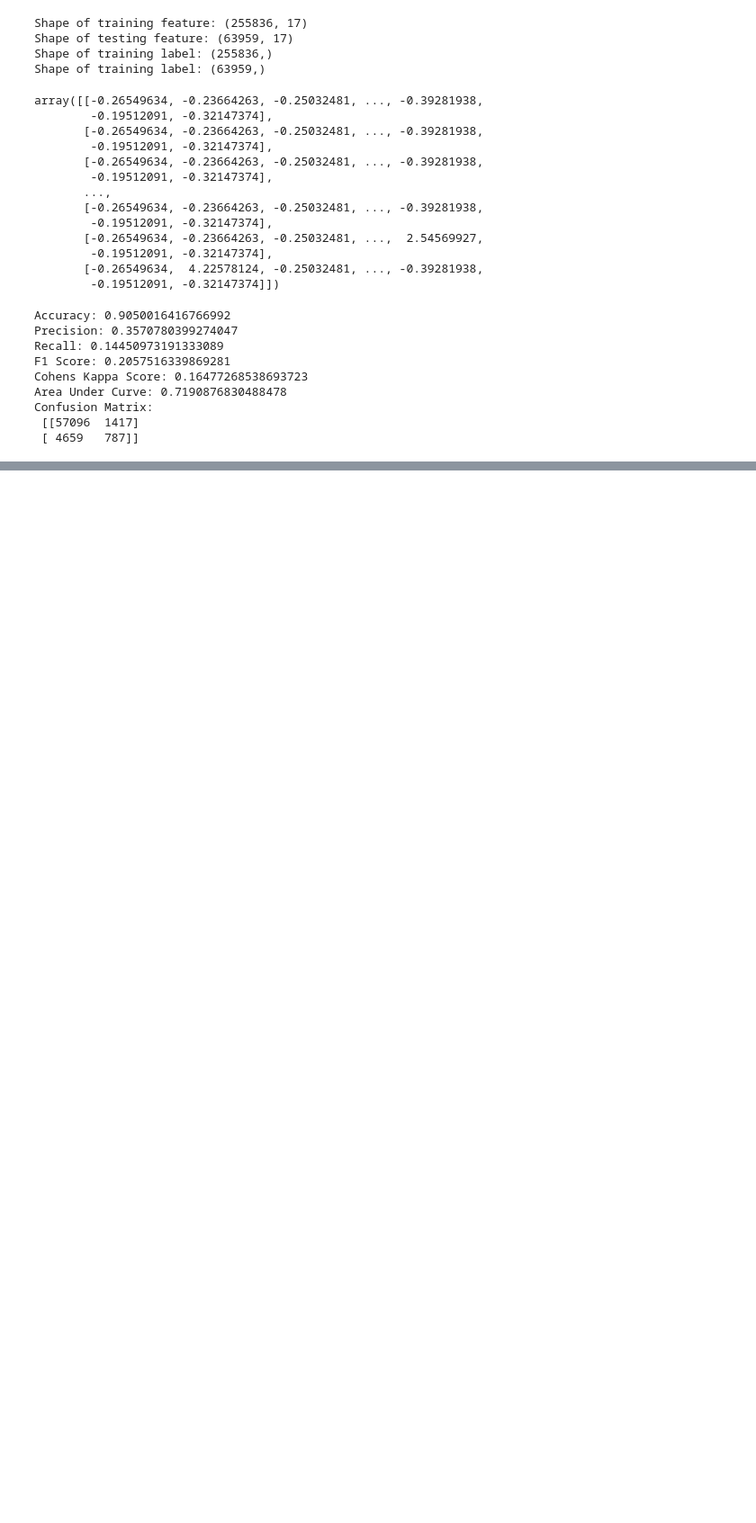
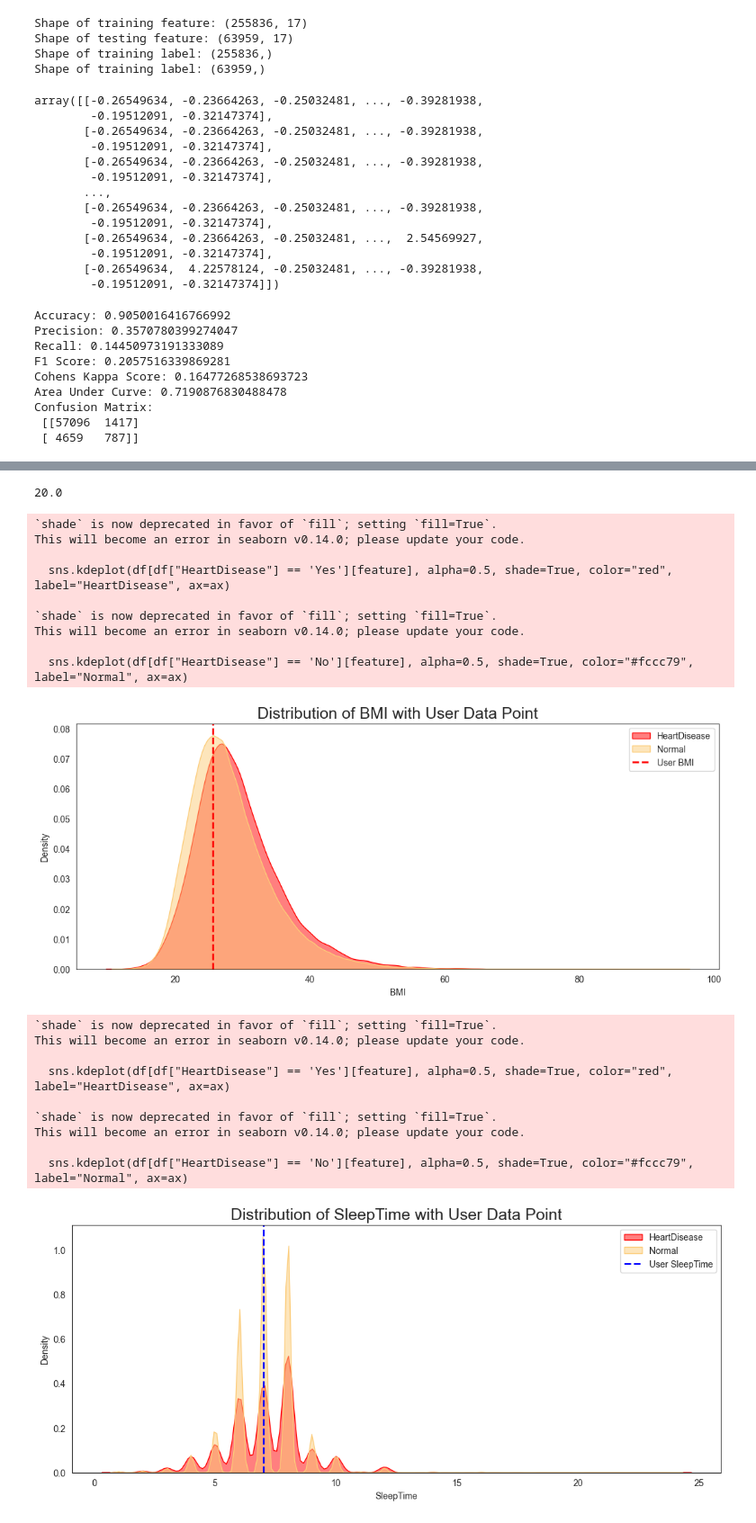
Before and after one commit to tannerhelton/EECS581, a Jupyter notebook: backend/main.ipynb, the cells around one changed output, grey strips where cells are left out. Shown at 90% size. Saved outputs shown, nothing was run; the diff lists cells and outputs as text; code cells hidden in the pictures; blank space fills up the shorter version.

```diff
--- a/backend/main.ipynb
+++ b/backend/main.ipynb
@@ -409,0 +447,66 @@ Confusion Matrix:
+# %%
+user_data = {
+    'BMI': 25.5,
+    'Smoking': 'Yes',
+    'AlcoholDrinking': 'Yes',
+    'Stroke': 'No',
+    'PhysicalHealth': 1.0,
+    'MentalHealth': 1.0,
+    'DiffWalking': 'No',
+    'Sex': 'Male',
+    'AgeCategory': '80 or older',
+    'Race': 'White',
+    'Diabetic': 'Yes',
+    'PhysicalActivity': 'Yes',
+    'GenHealth': 'Poor',
+    'SleepTime': 7.0,
+    'Asthma': 'No',
+    'KidneyDisease': 'No',
+    'SkinCancer': 'No'
+}
+
+# Using the updated prediction function with the example user data
+probability_manual = predict_heart_disease_manual(user_data)
+probability_percentage_manual = probability_manual * 100  # Convert to percentage
+probability_percentage_manual
+# %% [output]
+20.0
+# %%
+# Creating a function to plot distribution for different features including the user data point
+def plot_feature_distribution(feature, user_value, color, label):
+    fig, ax = plt.subplots(figsize=(13, 5))
+    sns.kdeplot(df[df["HeartDisease"] == 'Yes'][feature], alpha=0.5, shade=True, color="red", label="HeartDisease", ax=ax)
+    sns.kdeplot(df[df["HeartDisease"] == 'No'][feature], alpha=0.5, shade=True, color="#fccc79", label="Normal", ax=ax)
+    plt.axvline(user_value, color=color, linestyle='dashed', linewidth=2, label=label)
+    plt.title(f'Distribution of {feature} with User Data Point', fontsize=18)
+    ax.set_xlabel(feature)
+    ax.set_ylabel("Density")
+    ax.legend()
+    plt.show()
+
+# Plotting for SleepTime, PhysicalHealth, and MentalHealth including user data points
+plot_feature_distribution('BMI', user_data['BMI'], 'red', 'User BMI')
+plot_feature_distribution('SleepTime', user_data['SleepTime'], 'blue', 'User SleepTime')
+plot_feature_distribution('PhysicalHealth', user_data['PhysicalHealth'], 'green', 'User PhysicalHealth')
+plot_feature_distribution('MentalHealth', user_data['MentalHealth'], 'purple', 'User MentalHealth')
+# %% [output]
+`shade` is now deprecated in favor of `fill`; setting `fill=True`.
+This will become an error in seaborn v0.14.0; please update your code.
+
+  sns.kdeplot(df[df["HeartDisease"] == 'Yes'][feature], alpha=0.5, shade=True, color="red", label="HeartDisease", ax=ax)
+
+`shade` is now deprecated in favor of `fill`; setting `fill=True`.
+This will become an error in seaborn v0.14.0; please update your code.
+
+  sns.kdeplot(df[df["HeartDisease"] == 'No'][feature], alpha=0.5, shade=True, color="#fccc79", label="Normal", ax=ax)
+[figure, added]
+`shade` is now deprecated in favor of `fill`; setting `fill=True`.
+This will become an error in seaborn v0.14.0; please update your code.
+
+  sns.kdeplot(df[df["HeartDisease"] == 'Yes'][feature], alpha=0.5, shade=True, color="red", label="HeartDisease", ax=ax)
+
+`shade` is now deprecated in favor of `fill`; setting `fill=True`.
+This will become an error in seaborn v0.14.0; please update your code.
+
+  sns.kdeplot(df[df["HeartDisease"] == 'No'][feature], alpha=0.5, shade=True, color="#fccc79", label="Normal", ax=ax)
+[figure, added]
```
Also changed, not shown: parts of 2 cells of this notebook, 2 other files.
